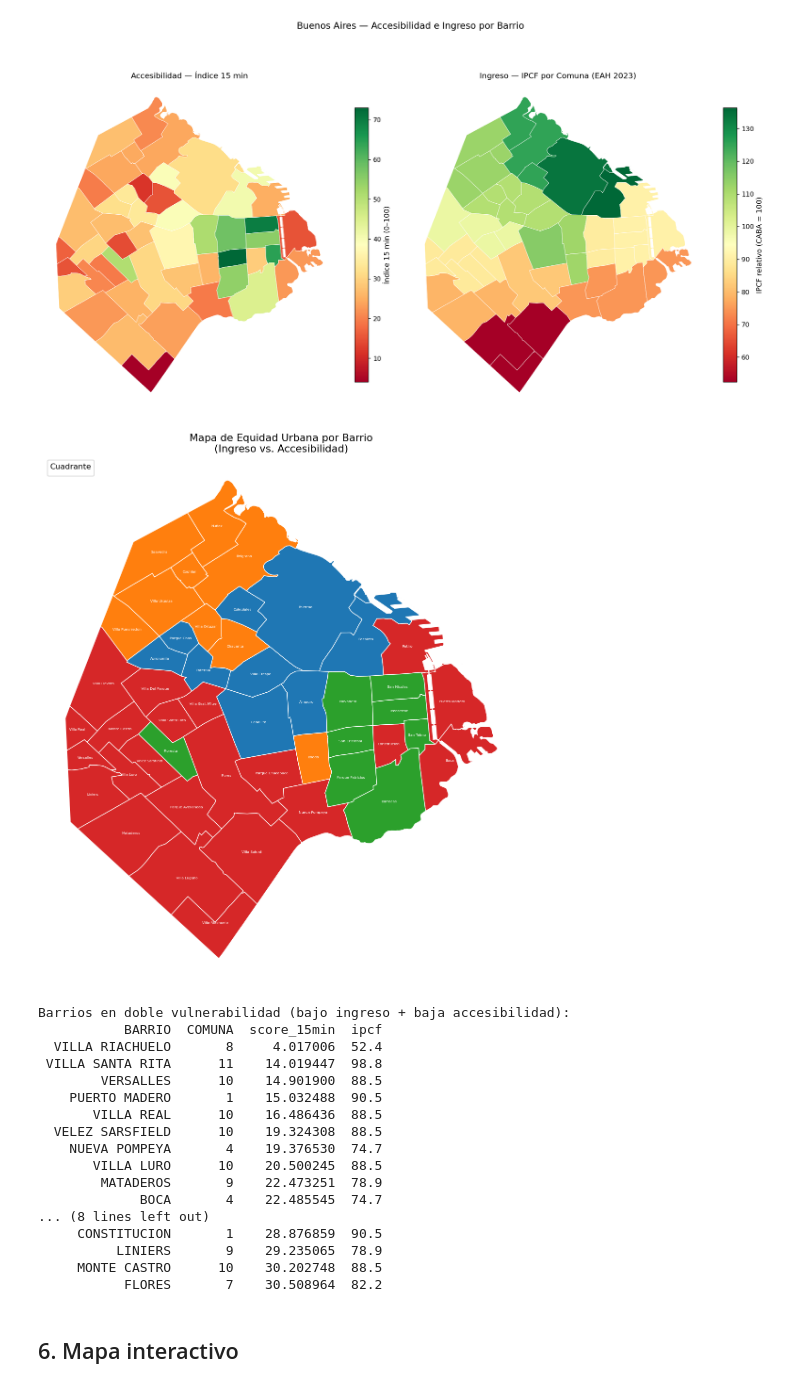
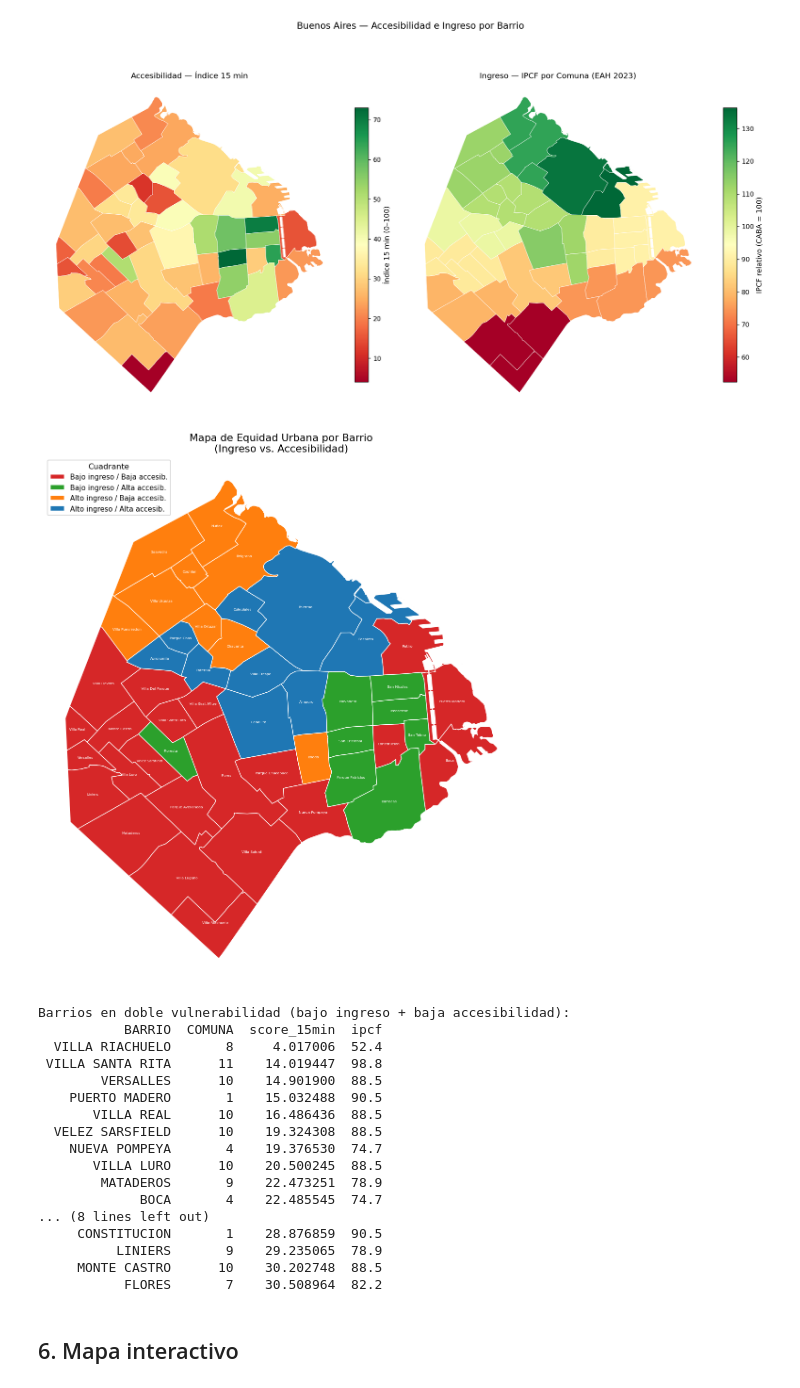
Before and after one commit to gpirujo/bsas-ciudad-15min, a Jupyter notebook: buenos_aires_ciudad_15_minutos_v3.ipynb, the cells around one changed output. Drawn from its saved outputs; the diff is of its cells as text; code cells hidden in the pictures.

Commit message:
Fix leyenda vacía en mapa de equidad urbana
Reemplaza label= en geopandas.plot() por patches manuales de matplotlib,
que garantizan que aparezcan todos los cuadrantes en la leyenda.
Incluye outputs actualizados del notebook completo ejecutado.

Co-Authored-By: Claude Sonnet 4.6 <noreply@anthropic.com>

```diff
--- a/buenos_aires_ciudad_15_minutos_v3.ipynb
+++ b/buenos_aires_ciudad_15_minutos_v3.ipynb
@@ -512,36 +512,43 @@ df["cuadrante"] = "Alto ingreso / Alta accesib."
 df.loc[(df["ipcf"] <  100) & (df["score_15min"] >= media_score), "cuadrante"] = "Bajo ingreso / Alta accesib."
 df.loc[(df["ipcf"] >= 100) & (df["score_15min"] <  media_score), "cuadrante"] = "Alto ingreso / Baja accesib."
 df.loc[(df["ipcf"] <  100) & (df["score_15min"] <  media_score), "cuadrante"] = "Bajo ingreso / Baja accesib."
 
 COLORES_CUADRANTE = {
     "Bajo ingreso / Baja accesib." : "#d62728",  # doble vulnerabilidad
     "Bajo ingreso / Alta accesib." : "#2ca02c",  # pobre pero bien servido
     "Alto ingreso / Baja accesib." : "#ff7f0e",  # rico pero mal servido
     "Alto ingreso / Alta accesib." : "#1f77b4",  # doble ventaja
 }
 
 gdf_cuadrantes = barrios.merge(df[["BARRIO", "cuadrante"]], on="BARRIO")
 
 fig, ax = plt.subplots(figsize=(10, 10))
 for cuad, color in COLORES_CUADRANTE.items():
     subset = gdf_cuadrantes[gdf_cuadrantes["cuadrante"] == cuad]
-    subset.plot(ax=ax, color=color, edgecolor="white", linewidth=0.8, label=cuad)
+    subset.plot(ax=ax, color=color, edgecolor="white", linewidth=0.8)
     for _, row in subset.iterrows():
         c = row.geometry.centroid
         ax.text(c.x, c.y, row["BARRIO"].title(),
                 ha="center", va="center", fontsize=4.5, color="white")
 
-ax.legend(loc="upper left", fontsize=9, title="Cuadrante")
+# Leyenda construida manualmente para garantizar que aparezcan todos los cuadrantes
+from matplotlib.patches import Patch
+legend_handles = [
+    Patch(facecolor=color, edgecolor="white", label=cuad)
+    for cuad, color in COLORES_CUADRANTE.items()
+]
+ax.legend(handles=legend_handles, loc="upper left", fontsize=9, title="Cuadrante")
+
 ax.set_title("Mapa de Equidad Urbana por Barrio\n(Ingreso vs. Accesibilidad)", fontsize=13)
 ax.axis("off")
 plt.tight_layout()
 plt.show()
 
 print("Barrios en doble vulnerabilidad (bajo ingreso + baja accesibilidad):")
 doble_vuln = df[df["cuadrante"] == "Bajo ingreso / Baja accesib."][["BARRIO", "COMUNA", "score_15min", "ipcf"]]
 print(doble_vuln.sort_values("score_15min").to_string(index=False))
 # %% [output]
-[figure, old version]
+[figure, new version]
 Barrios en doble vulnerabilidad (bajo ingreso + baja accesibilidad):
            BARRIO  COMUNA  score_15min  ipcf
   VILLA RIACHUELO       8     4.017006  52.4
```
